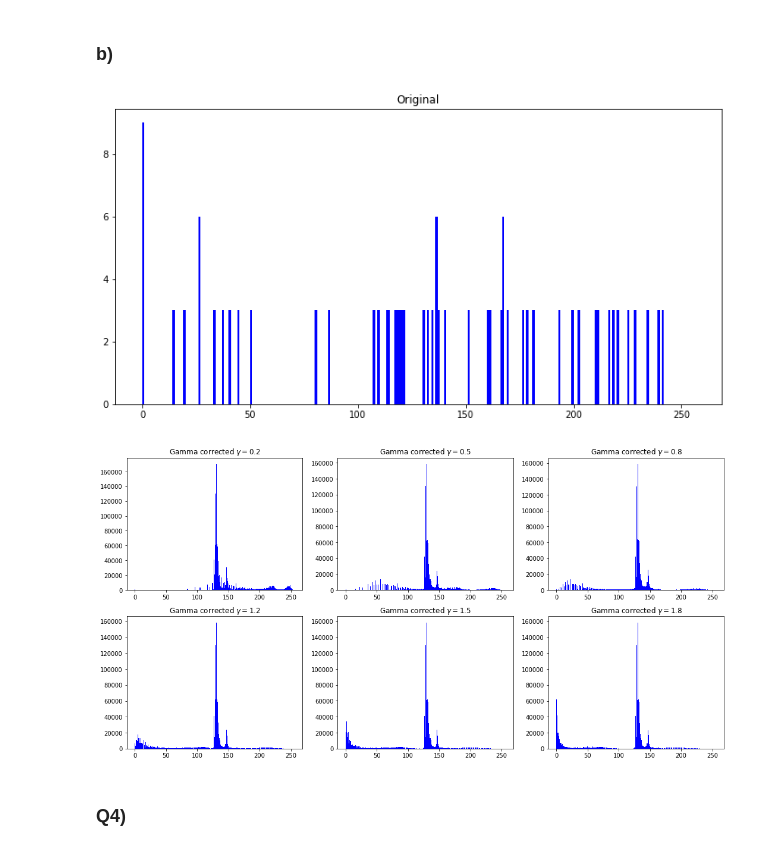
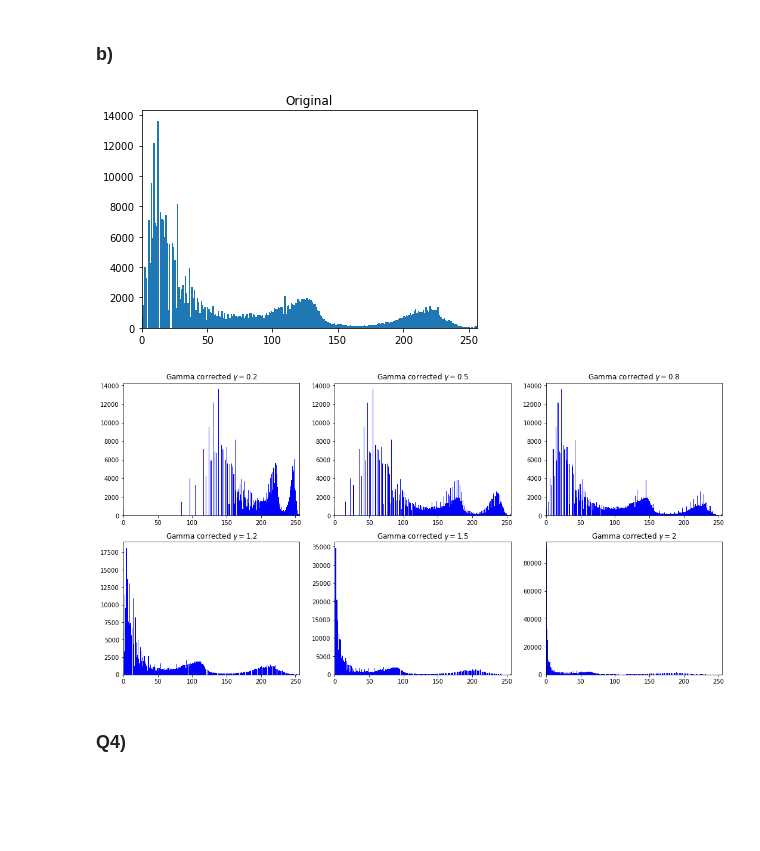
Before and after one commit to Krishnakanth-lab/EN2550_Assignment1, a Jupyter notebook: Krishnakanth_190323C_a01.ipynb, the cells around one changed output. Drawn from its saved outputs; the diff is of its cells as text; code cells hidden in the pictures; blank space fills up the shorter version.

```diff
--- a/Krishnakanth_190323C_a01.ipynb
+++ b/Krishnakanth_190323C_a01.ipynb
@@ -128,9 +128,14 @@ plt.show()
 # %%
 import copy
 gamma_img = cv.imread(r'highlights_and_shadows.jpg')
-gamma_img = cv.cvtColor(gamma_img, cv.COLOR_BGR2LAB)
+gamma_lab = cv.cvtColor(gamma_img, cv.COLOR_BGR2LAB)
+gamma_rgb = cv.cvtColor(gamma_lab, cv.COLOR_LAB2RGB)
 
-gamma_list = [ 0.2, 0.5, 0.8, 1.2, 1.5, 1.8]
+plt.imshow(gamma_rgb)
+plt.axis('off')
+plt.title('Original')
+
+gamma_list = [ 0.2, 0.5, 0.8, 1.2, 1.5, 2]
 j=0
 fig, ax = plt.subplots(2, 3, figsize=(18, 9))
 
@@ -138,7 +143,7 @@ for gamma in gamma_list:
     r=j//3
     c=j%3
 
-    img_copy = copy.deepcopy(gamma_img)
+    img_copy = copy.deepcopy(gamma_lab)
 
     t = np.array([(p/255)**gamma*255 for p in range (0, 256)]).astype(np.uint8)
     img_copy[:,:,0] = cv.LUT(img_copy[:,:,0], t)
@@ -160,38 +161,32 @@ array([5, 2, 3], dtype=uint8)
 # %% [markdown]
 ### b)
 # %%
-hist_original = cv.calcHist([gamma_img], [0], None, [256], [0,256])
-# hist_original = plt.hist(gamma_img.flatten(), 256, [0,256])
-hist_original = cv.cvtColor(hist_original, cv.COLOR_BGR2RGB)
-
-fig, ax = plt.subplots(figsize=(12, 6))
-# ax.plot(hist_original)
-ax.hist(hist_original.flatten(), 256, [0,256], color='b')
+fig, ax = plt.subplots(figsize=(6, 4))
+ax.hist(gamma_lab[:,:,0].flatten(), 256, [0,256])
 ax.set_title(r'Original')
+ax.set_xlim([0, 256])
 plt.show()
 
 fig, ax = plt.subplots(2, 3, figsize=(18, 9))
 j=0
 for gamma in gamma_list:
     r=j//3
     c=j%3
 
-    img_copy = copy.deepcopy(gamma_img)
+    img_copy = copy.deepcopy(gamma_lab)
 
     t = np.array([(p/255)**gamma*255 for p in range (0, 256)]).astype(np.uint8)
     img_copy[:,:,0] = cv.LUT(img_copy[:,:,0], t)
-    # hist_after = cv.calcHist([img_copy], [0], None, [256], [0,256])
-    # hist_after = plt.hist(img_copy.flatten(), 256, [0,256], color='b')
 
-    # ax[r][c].plot(hist_after)
-    ax[r][c].hist(img_copy.flatten(), 256, [0,256], color='b')
+    ax[r][c].hist(img_copy[:,:,0].flatten(), 256, [0,256], color='b')
     ax[r][c].set_title('Gamma corrected $\gamma = {}$'.format(gamma))
+    ax[r][c].set_xlim([0, 256])
 
     j+=1
 plt.show()
 # %% [output]
-[figure, old version]
+[figure, new version]
-[figure, old version]
+[figure, new version]
 # %% [markdown]
 ### Q4)
 # %%
```
Also changed, not shown: parts of 4 cells of this notebook, 1 other file.
